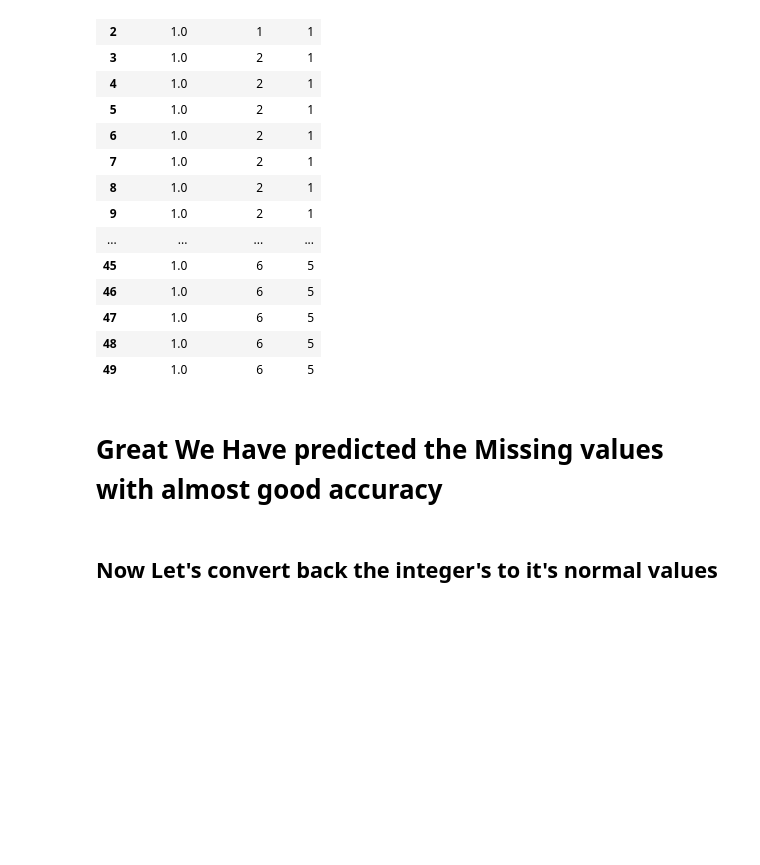
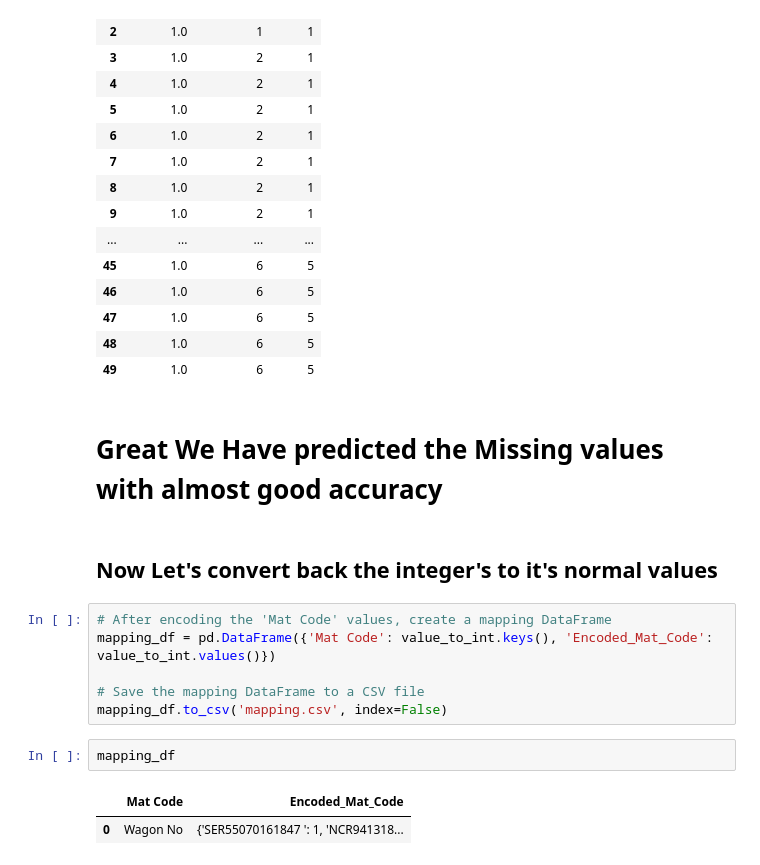
Before and after one commit to psaisuryatejareddy/Steel_Plant_Missing_Tag_Project, a Jupyter notebook: proj 4/predicting the Mat Code working .ipynb, the cells around one changed output. Cells and saved outputs as stored; diff of their text form; blank space fills up the shorter version.

```diff
--- a/proj 4/predicting the Mat Code working .ipynb
+++ b/proj 4/predicting the Mat Code working .ipynb
@@ -432,3 +432,14 @@ df.head(50)
 # Great We Have predicted the Missing values with almost good accuracy
 # %% [markdown]
 ## Now Let's convert back the integer's to it's normal values
+# %%
+# After encoding the 'Mat Code' values, create a mapping DataFrame
+mapping_df = pd.DataFrame({'Mat Code': value_to_int.keys(), 'Encoded_Mat_Code': value_to_int.values()})
+
+# Save the mapping DataFrame to a CSV file
+mapping_df.to_csv('mapping.csv', index=False)
+# %%
+mapping_df
+# %% [output]
+|  | Mat Code | Encoded_Mat_Code |
+| 0 | Wagon No | {'SER55070161847 ': 1, 'NCR941318... |
```
Also changed, not shown: 1 other file.
